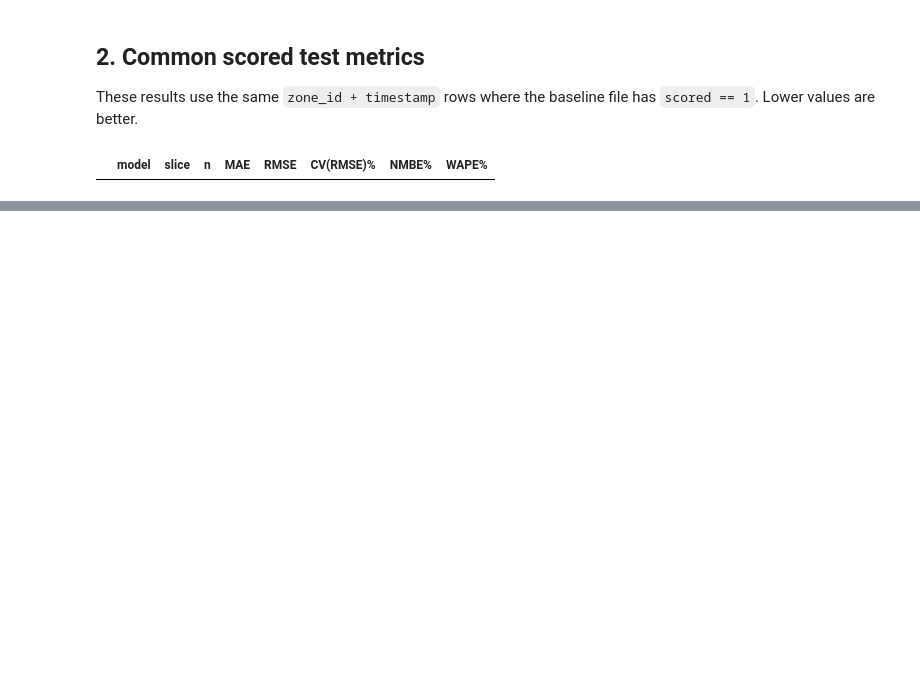
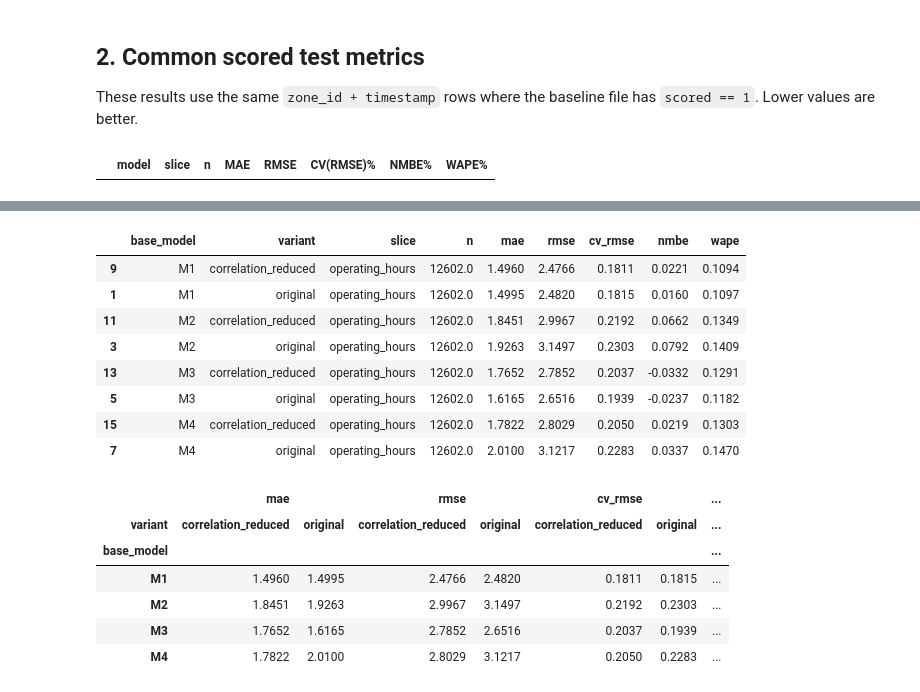
Before and after one commit to rionang2024/is4001, a Jupyter notebook: Qn_B/4-XGBoost/Final_Model_Selection.ipynb, the cells around one changed output, grey strips where cells are left out. Cells and saved outputs as stored; diff of their text form; code cells hidden in the pictures; blank space fills up the shorter version.

```diff
--- a/Qn_B/4-XGBoost/Final_Model_Selection.ipynb
+++ b/Qn_B/4-XGBoost/Final_Model_Selection.ipynb
@@ -132,0 +241,31 @@ The final decision is based on retrained validation/test performance, not featur
+# %%
+orig = pd.read_csv(OUTPUT / 'evaluation' / 'common_scored_metrics.csv')
+orig = orig[orig['slice'].isin(['all_hours', 'operating_hours'])].copy()
+orig['model'] = orig['model'].map(lambda x: x if x in ['M1','M2','M3','M4'] else x)
+reduced = pd.read_csv(FINAL / 'common_metrics.csv')
+reduced = reduced[reduced['model'].str.startswith('correlation_reduced_M')].copy()
+reduced['base_model'] = reduced['model'].str.replace('correlation_reduced_', '', regex=False)
+orig['base_model'] = orig['model']
+orig['variant'] = 'original'
+reduced['variant'] = 'correlation_reduced'
+matched = pd.concat([orig[['base_model','variant','slice','n','mae','rmse','cv_rmse','nmbe','wape']], reduced[['base_model','variant','slice','n','mae','rmse','cv_rmse','nmbe','wape']]], ignore_index=True)
+display(matched[matched['slice'].eq('operating_hours')].sort_values(['base_model','variant']).round(4))
+wide = matched[matched['slice'].eq('operating_hours')].pivot(index='base_model', columns='variant', values=['mae','rmse','cv_rmse','nmbe','wape'])
+display(wide.round(4))
+# %% [output]
+|  | base_model | variant | slice | n | mae | rmse | cv_rmse | nmbe | wape |
+| 9 | M1 | correlation_reduced | operating_hours | 12602.0 | 1.4960 | 2.4766 | 0.1811 | 0.0221 | 0.1094 |
+| 1 | M1 | original | operating_hours | 12602.0 | 1.4995 | 2.4820 | 0.1815 | 0.0160 | 0.1097 |
+| 11 | M2 | correlation_reduced | operating_hours | 12602.0 | 1.8451 | 2.9967 | 0.2192 | 0.0662 | 0.1349 |
+| 3 | M2 | original | operating_hours | 12602.0 | 1.9263 | 3.1497 | 0.2303 | 0.0792 | 0.1409 |
+| 13 | M3 | correlation_reduced | operating_hours | 12602.0 | 1.7652 | 2.7852 | 0.2037 | -0.0332 | 0.1291 |
+| 5 | M3 | original | operating_hours | 12602.0 | 1.6165 | 2.6516 | 0.1939 | -0.0237 | 0.1182 |
+| 15 | M4 | correlation_reduced | operating_hours | 12602.0 | 1.7822 | 2.8029 | 0.2050 | 0.0219 | 0.1303 |
+| 7 | M4 | original | operating_hours | 12602.0 | 2.0100 | 3.1217 | 0.2283 | 0.0337 | 0.1470 |
+|  | mae |  | rmse |  | cv_rmse |  | ... |
+| variant | correlation_reduced | original | correlation_reduced | original | correlation_reduced | original | ... |
+| base_model |  |  |  |  |  |  | ... |
+| M1 | 1.4960 | 1.4995 | 2.4766 | 2.4820 | 0.1811 | 0.1815 | ... |
+| M2 | 1.8451 | 1.9263 | 2.9967 | 3.1497 | 0.2192 | 0.2303 | ... |
+| M3 | 1.7652 | 1.6165 | 2.7852 | 2.6516 | 0.2037 | 0.1939 | ... |
+| M4 | 1.7822 | 2.0100 | 2.8029 | 3.1217 | 0.2050 | 0.2283 | ... |
```
Also changed, not shown: parts of 10 cells of this notebook, 51 other files.
